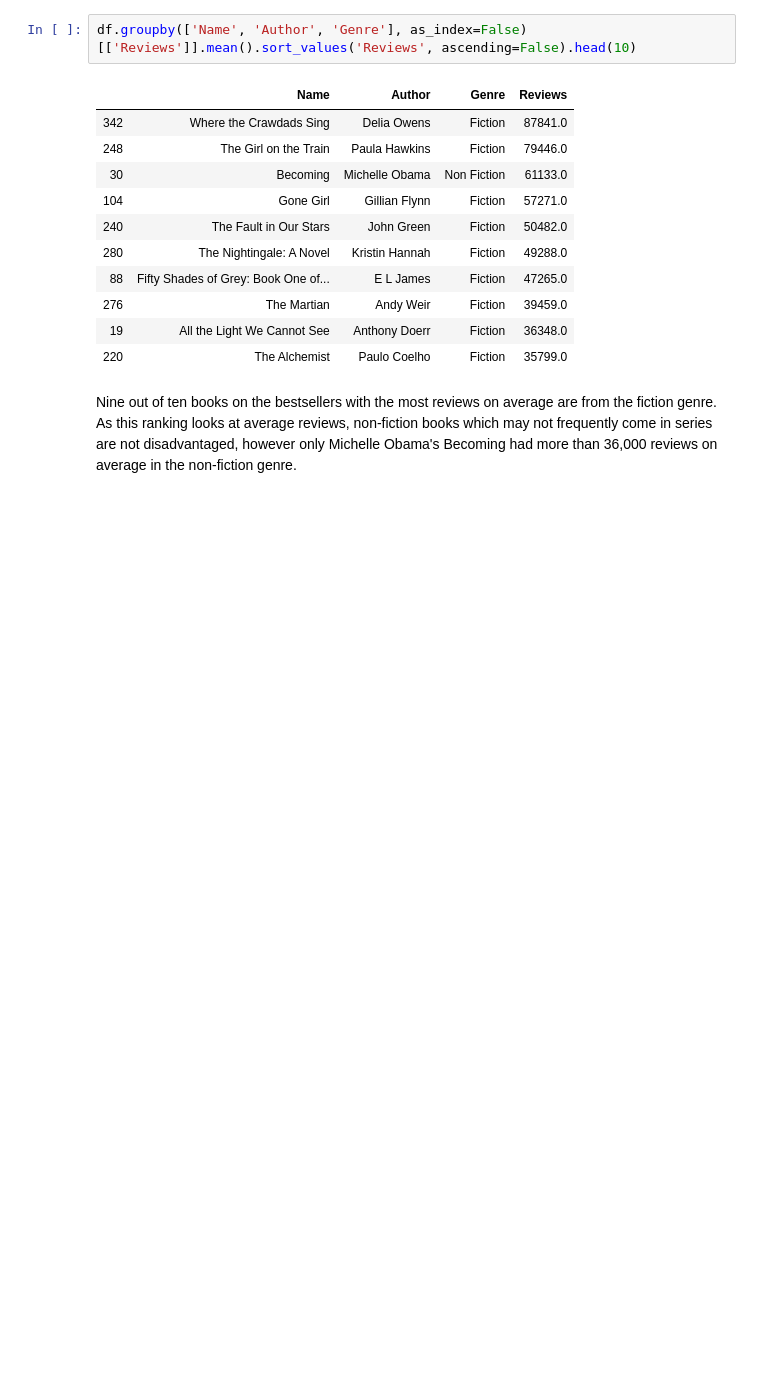
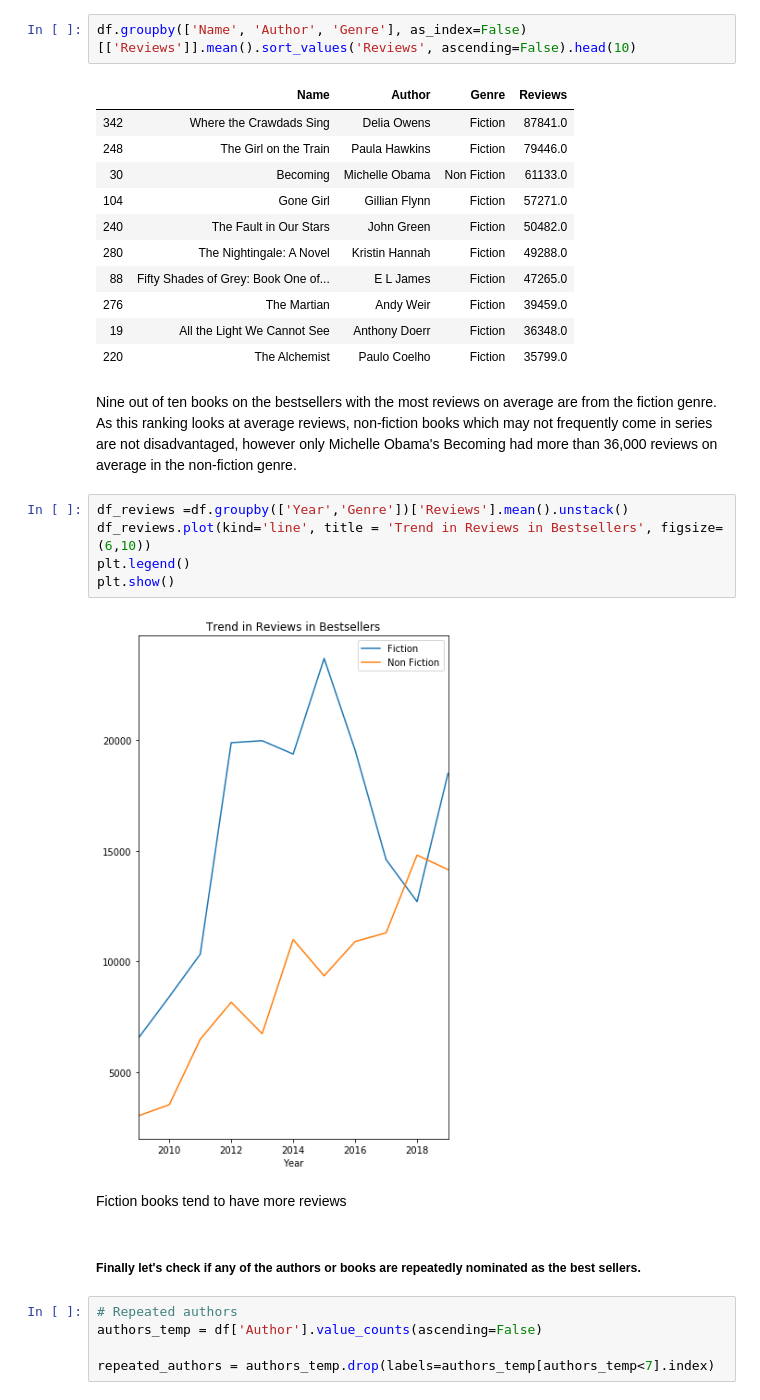
Before and after one commit to AnuinChicago/Amazon_top50_books, a Jupyter notebook: Amazon.ipynb, the cells around one changed output. Saved outputs shown, nothing was run; the diff lists cells and outputs as text; blank space fills up the shorter version.

```diff
--- a/Amazon.ipynb
+++ b/Amazon.ipynb
@@ -140,3 +179,19 @@ df.groupby(['Name', 'Author', 'Genre'], as_index=False)[['Reviews']].mean().sort
 | 220 | The Alchemist | Paulo Coelho | Fiction | 35799.0 |
 # %% [markdown]
 Nine out of ten books on the bestsellers with the most reviews on average are from the fiction genre. As this ranking looks at average reviews, non-fiction books which may not frequently come in series are not disadvantaged, however only Michelle Obama's Becoming had more than 36,000 reviews on average in the non-fiction genre.
+# %%
+df_reviews =df.groupby(['Year','Genre'])['Reviews'].mean().unstack()
+df_reviews.plot(kind='line', title = 'Trend in Reviews in Bestsellers', figsize=(6,10))
+plt.legend()
+plt.show()
+# %% [output]
+[figure, added]
+# %% [markdown]
+Fiction books tend to have more reviews
+# %% [markdown]
+##### Finally let's check if any of the authors or books are repeatedly nominated as the best sellers.
+# %%
+# Repeated authors
+authors_temp = df['Author'].value_counts(ascending=False)
+
+repeated_authors = authors_temp.drop(labels=authors_temp[authors_temp<7].index)
```
Also changed, not shown: parts of 16 cells of this notebook, 1 other file.
